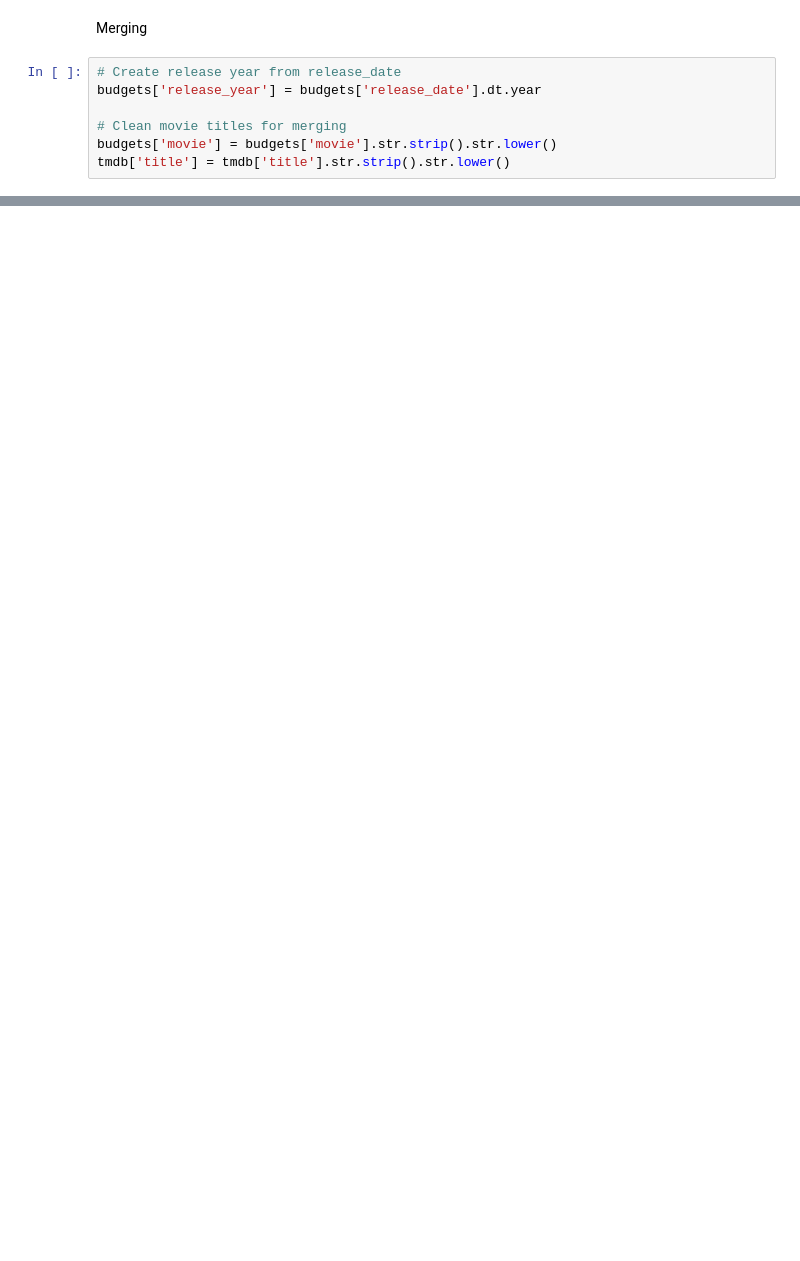
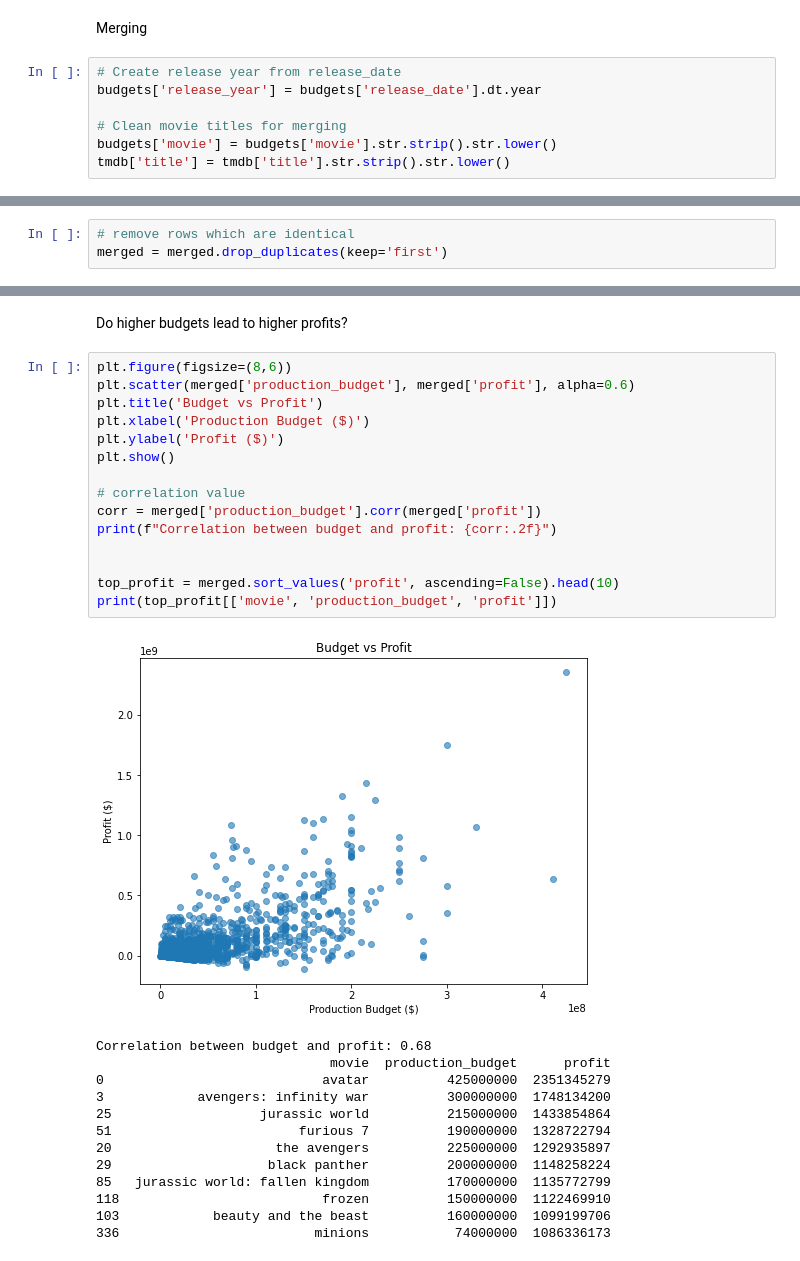
Before and after one commit to Graham-49/Phase2-project, a Jupyter notebook: notebooks/maureen.ipynb, the cells around one changed output, grey strips where cells are left out. Drawn from its saved outputs; the diff is of its cells as text; blank space fills up the shorter version.

```diff
--- a/notebooks/maureen.ipynb
+++ b/notebooks/maureen.ipynb
@@ -184,0 +193,3 @@ Merged dataset shape: (1811, 14)
+# %%
+# remove rows which are identical
+merged = merged.drop_duplicates(keep='first')
@@ -184,0 +292,31 @@ Merged dataset shape: (1811, 14)
+# %% [markdown]
+Do higher budgets lead to higher profits?
+# %%
+plt.figure(figsize=(8,6))
+plt.scatter(merged['production_budget'], merged['profit'], alpha=0.6)
+plt.title('Budget vs Profit')
+plt.xlabel('Production Budget ($)')
+plt.ylabel('Profit ($)')
+plt.show()
+
+# correlation value
+corr = merged['production_budget'].corr(merged['profit'])
+print(f"Correlation between budget and profit: {corr:.2f}")
+
+
+top_profit = merged.sort_values('profit', ascending=False).head(10)
+print(top_profit[['movie', 'production_budget', 'profit']])
+# %% [output]
+[figure, added]
+Correlation between budget and profit: 0.68
+                              movie  production_budget      profit
+0                            avatar          425000000  2351345279
+3            avengers: infinity war          300000000  1748134200
+25                   jurassic world          215000000  1433854864
+51                        furious 7          190000000  1328722794
+20                     the avengers          225000000  1292935897
+29                    black panther          200000000  1148258224
+85   jurassic world: fallen kingdom          170000000  1135772799
+118                          frozen          150000000  1122469910
+103            beauty and the beast          160000000  1099199706
+336                         minions           74000000  1086336173
```
Also changed, not shown: parts of 16 cells of this notebook.
